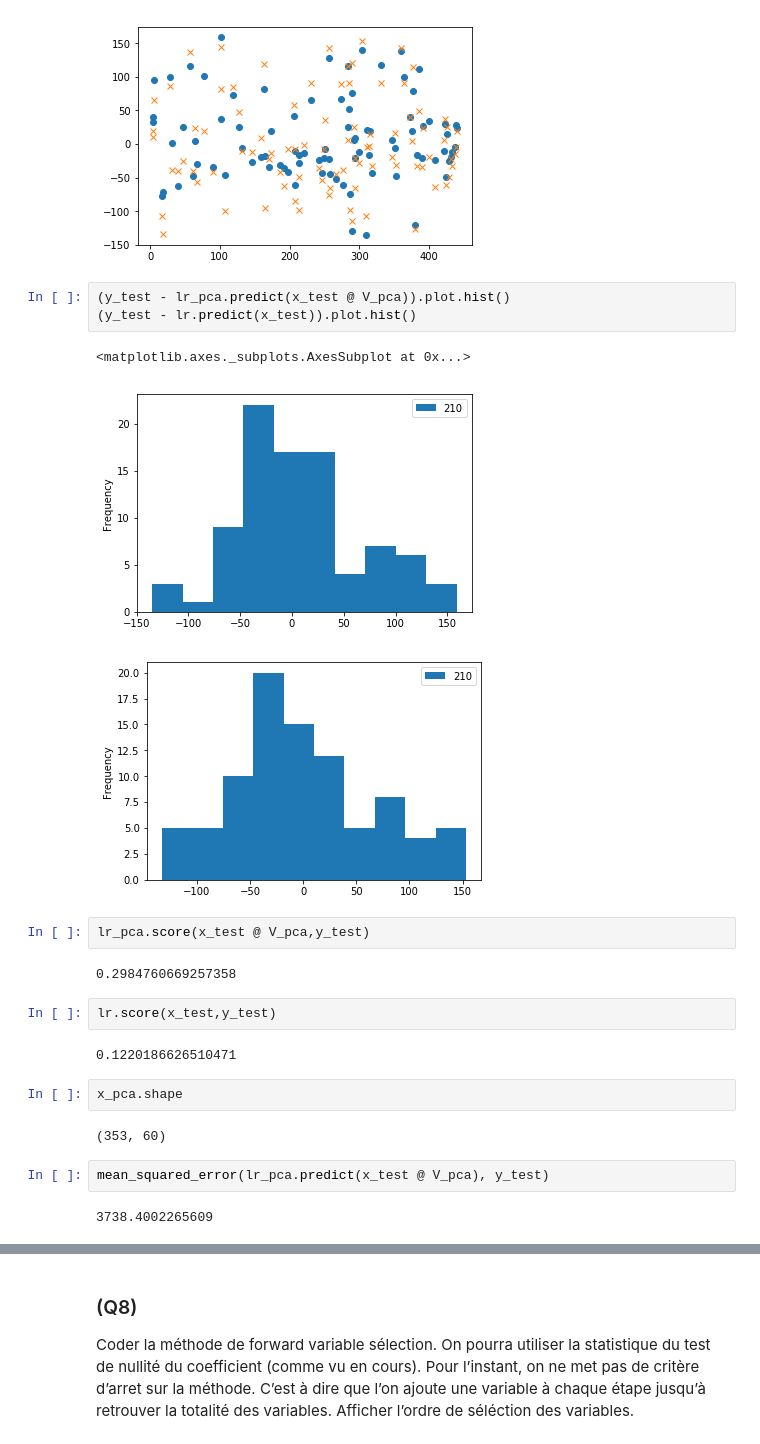
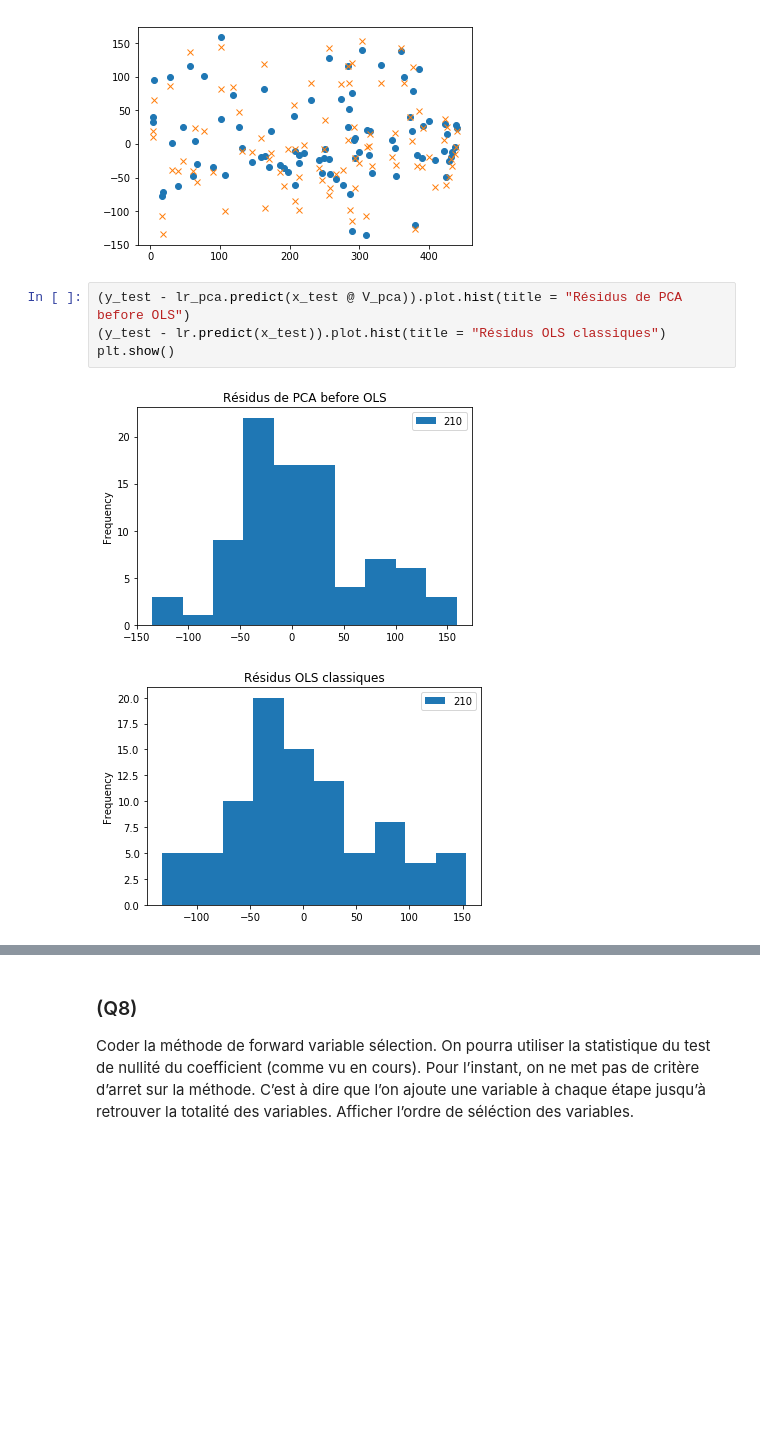
Before and after one commit to MSBigData2019/Benoit_SdeMenthiere, a Jupyter notebook: stats/TP3.ipynb, the cells around one changed output, grey strips where cells are left out. Cells and saved outputs as stored; diff of their text form; blank space fills up the shorter version.

```diff
--- a/stats/TP3.ipynb
+++ b/stats/TP3.ipynb
@@ -214,25 +204,9 @@ plt.plot(y_test - lr.predict(x_test), "x")
 [<matplotlib.lines.Line2D at 0x...>]
 [figure]
 # %%
-(y_test - lr_pca.predict(x_test @ V_pca)).plot.hist()
-(y_test - lr.predict(x_test)).plot.hist()
+(y_test - lr_pca.predict(x_test @ V_pca)).plot.hist(title = "Résidus de PCA before OLS")
+(y_test - lr.predict(x_test)).plot.hist(title = "Résidus OLS classiques")
+plt.show()
 # %% [output]
-<matplotlib.axes._subplots.AxesSubplot at 0x...>
-[figure, old version]
+[figure, new version]
-[figure, old version]
+[figure, new version]
-# %%
-lr_pca.score(x_test @ V_pca,y_test)
-# %% [output]
-0.2984760669257358
-# %%
-lr.score(x_test,y_test)
-# %% [output]
-0.1220186626510471
-# %%
-x_pca.shape
-# %% [output]
-(353, 60)
-# %%
-mean_squared_error(lr_pca.predict(x_test @ V_pca), y_test)
-# %% [output]
-3738.4002265609
```
Also changed, not shown: parts of 82 cells of this notebook, 1 other file.
